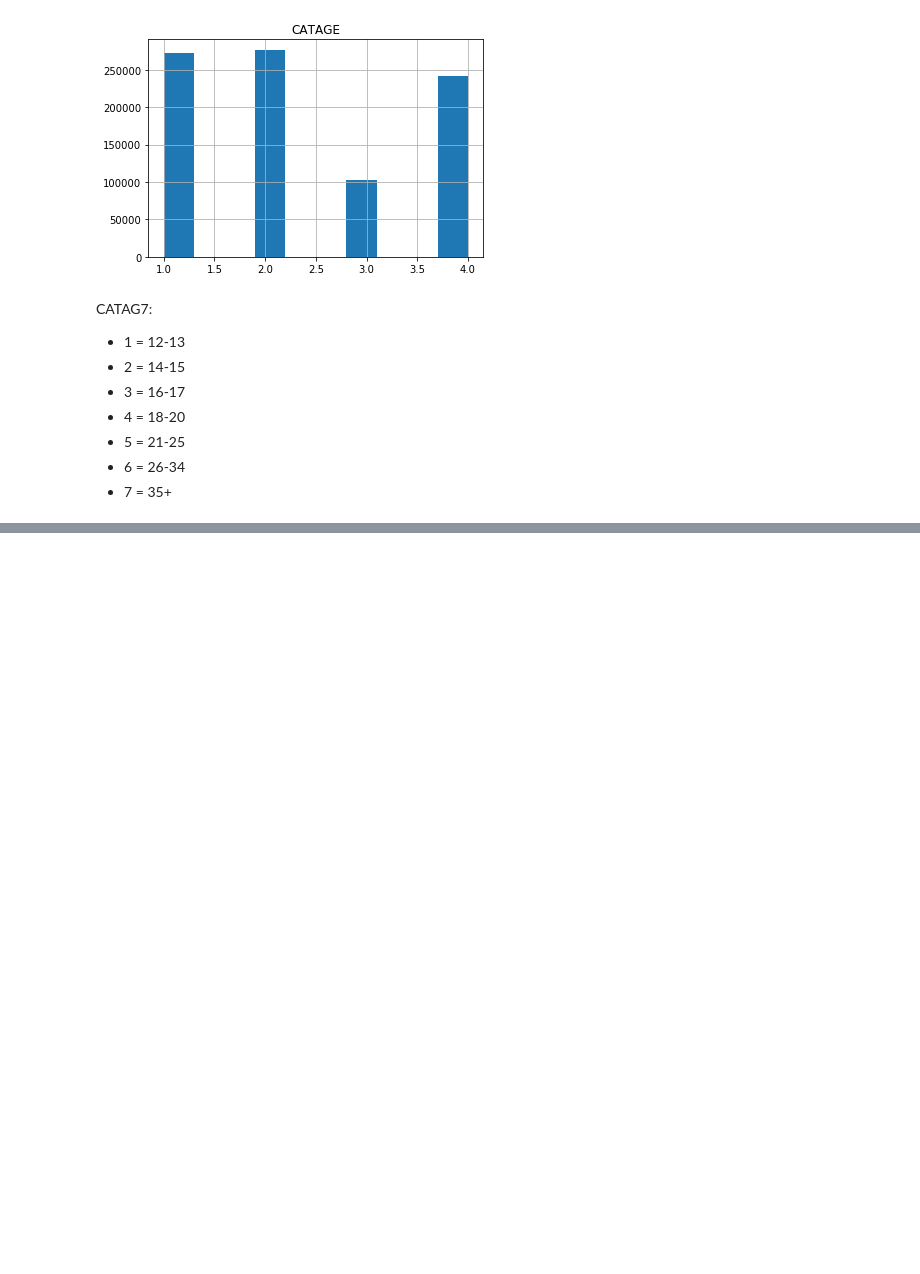
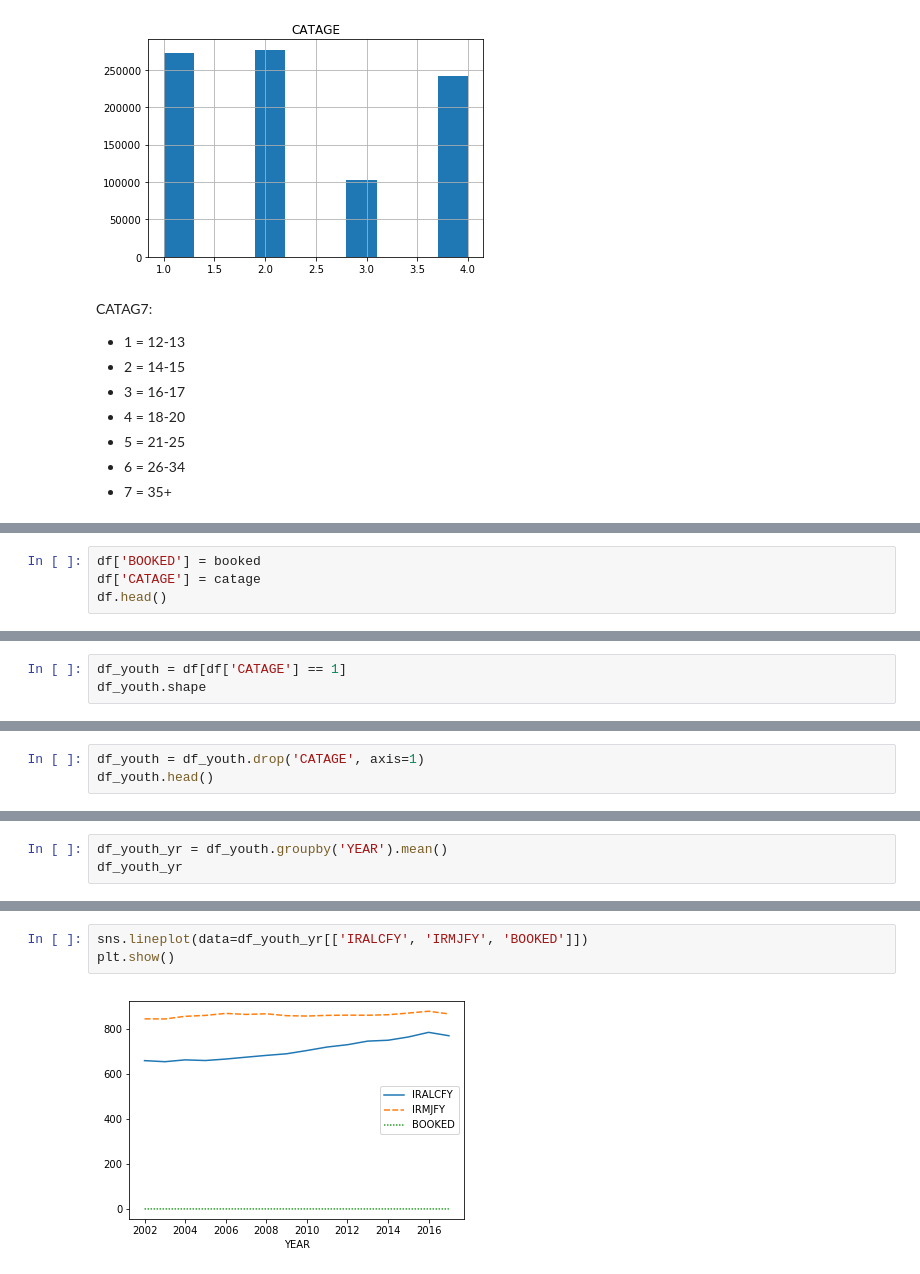
Before and after one commit to displaced-lobster/BDC2019, a Jupyter notebook: NSDUH.ipynb, the cells around one changed output, grey strips where cells are left out. Drawn from its saved outputs; the diff is of its cells as text; blank space fills up the shorter version.

```diff
--- a/NSDUH.ipynb
+++ b/NSDUH.ipynb
@@ -675,0 +714,4 @@ reduce_file_size('./datasets/nsduh/NSDUH_2002_2017_Tab.tsv', './datasets/nsduh/b
+# %%
+df['BOOKED'] = booked
+df['CATAGE'] = catage
+df.head()
@@ -675,0 +725,3 @@ reduce_file_size('./datasets/nsduh/NSDUH_2002_2017_Tab.tsv', './datasets/nsduh/b
+# %%
+df_youth = df[df['CATAGE'] == 1]
+df_youth.shape
@@ -675,0 +730,3 @@ reduce_file_size('./datasets/nsduh/NSDUH_2002_2017_Tab.tsv', './datasets/nsduh/b
+# %%
+df_youth = df_youth.drop('CATAGE', axis=1)
+df_youth.head()
@@ -675,0 +752,3 @@ reduce_file_size('./datasets/nsduh/NSDUH_2002_2017_Tab.tsv', './datasets/nsduh/b
+# %%
+df_youth_yr = df_youth.groupby('YEAR').mean()
+df_youth_yr
@@ -675,0 +774,5 @@ reduce_file_size('./datasets/nsduh/NSDUH_2002_2017_Tab.tsv', './datasets/nsduh/b
+# %%
+sns.lineplot(data=df_youth_yr[['IRALCFY', 'IRMJFY', 'BOOKED']])
+plt.show()
+# %% [output]
+[figure, added]
```
Also changed, not shown: parts of 16 cells of this notebook, 13 other files.
